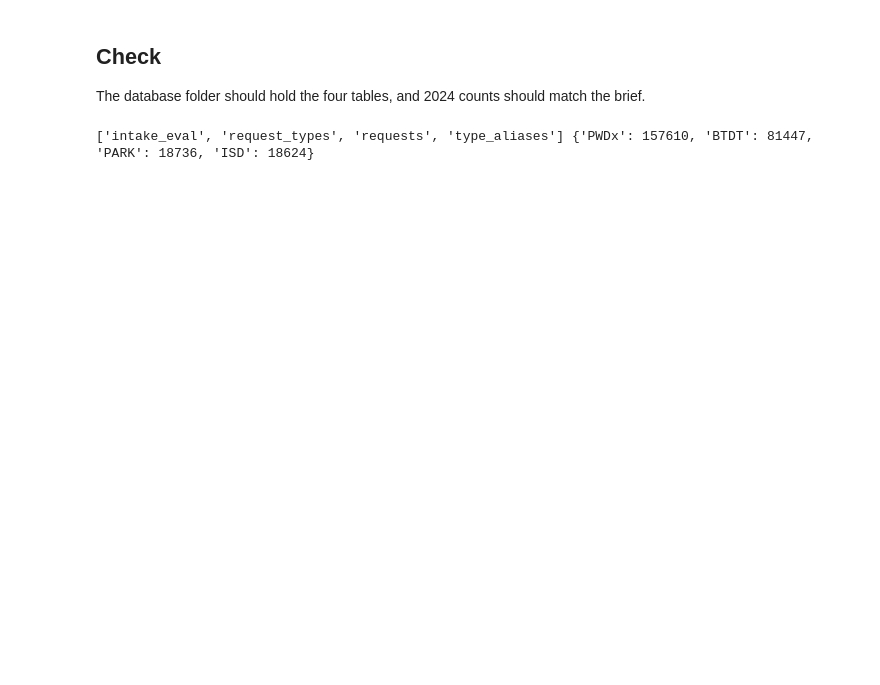
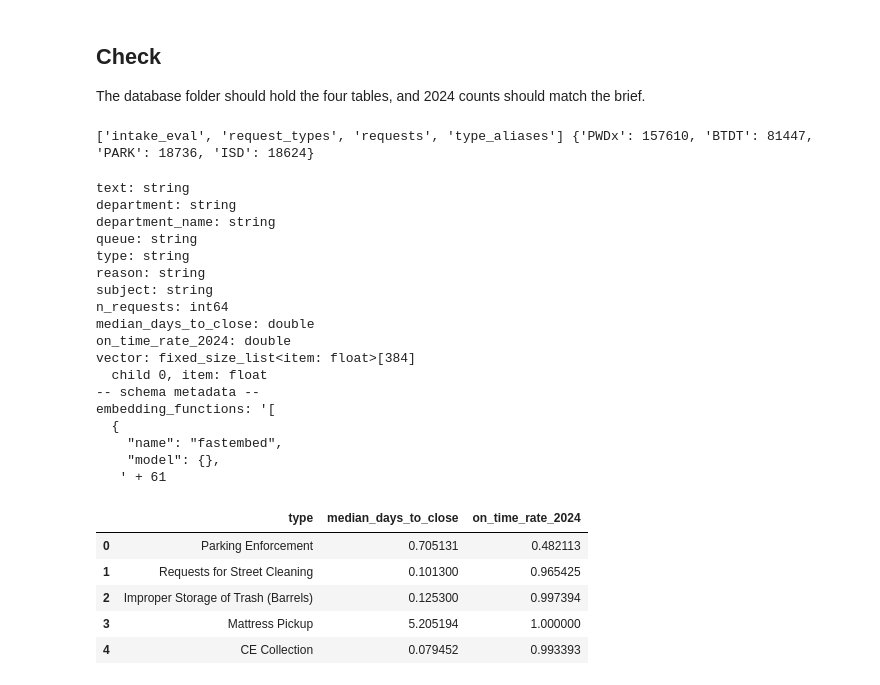
Before and after one commit to 9solarbeam9/DADS5250_AI_Movie_Discovery_Assistant, a Jupyter notebook: notebooks/311-data-processing.ipynb, the cells around one changed output. Cells and saved outputs as stored; diff of their text form; code cells hidden in the pictures; blank space fills up the shorter version.

```diff
--- a/notebooks/311-data-processing.ipynb
+++ b/notebooks/311-data-processing.ipynb
@@ -380,3 +433,32 @@ assert counts == brief_2024, counts
 print(db.list_tables().tables, counts)
 # %% [output]
 ['intake_eval', 'request_types', 'requests', 'type_aliases'] {'PWDx': 157610, 'BTDT': 81447, 'PARK': 18736, 'ISD': 18624}
+# %%
+tbl = db.open_table("request_types")
+print(tbl.schema)
+tbl.to_pandas()[["type", "median_days_to_close", "on_time_rate_2024"]].head()
+# %% [output]
+text: string
+department: string
+department_name: string
+queue: string
+type: string
+reason: string
+subject: string
+n_requests: int64
+median_days_to_close: double
+on_time_rate_2024: double
+vector: fixed_size_list<item: float>[384]
+  child 0, item: float
+-- schema metadata --
+embedding_functions: '[
+  {
+    "name": "fastembed",
+    "model": {},
+   ' + 61
+|  | type | median_days_to_close | on_time_rate_2024 |
+| 0 | Parking Enforcement | 0.705131 | 0.482113 |
+| 1 | Requests for Street Cleaning | 0.101300 | 0.965425 |
+| 2 | Improper Storage of Trash (Barrels) | 0.125300 | 0.997394 |
+| 3 | Mattress Pickup | 5.205194 | 1.000000 |
+| 4 | CE Collection | 0.079452 | 0.993393 |
```
Also changed, not shown: parts of 10 cells of this notebook, 2 other files.
